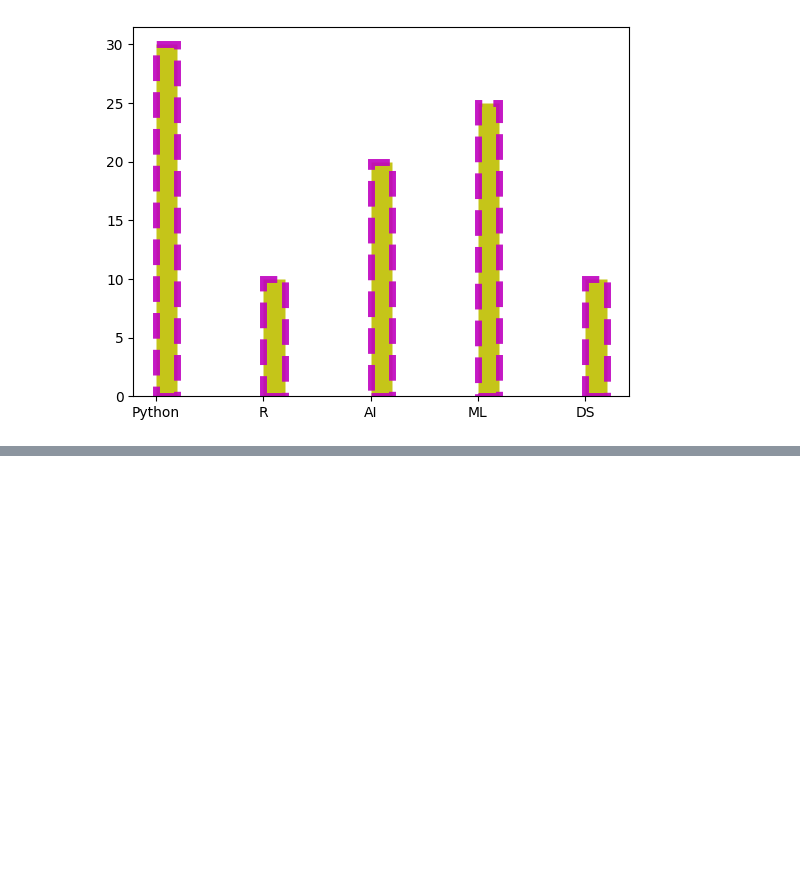
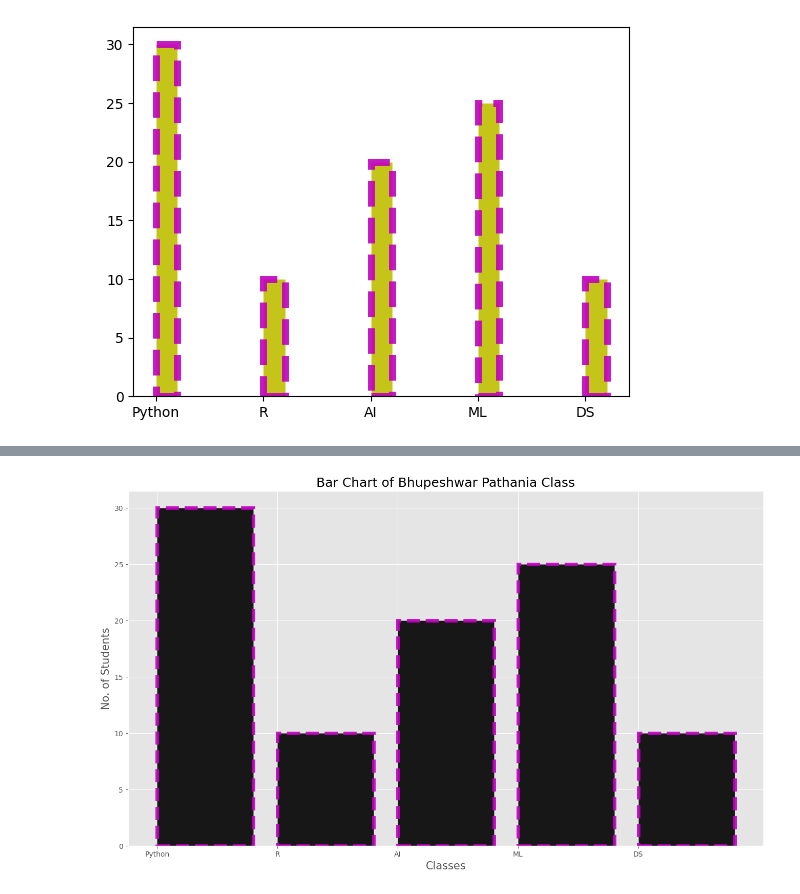
Before and after one commit to bhupeshwar/Matplotlib, a Jupyter notebook: Matplotlib_Tutorial_4.ipynb, the cells around one changed output, grey strips where cells are left out. Saved outputs shown, nothing was run; the diff lists cells and outputs as text; code cells hidden in the pictures; blank space fills up the shorter version.

```diff
--- a/Matplotlib_Tutorial_4.ipynb
+++ b/Matplotlib_Tutorial_4.ipynb
@@ -60,0 +82,10 @@ plt.bar(classes,class1_students, width = 0.2, align = 'edge', color = 'y', edgec
+# %%
+plt.figure(figsize = (16,9))
+plt.bar(classes,class1_students, align = 'edge', color = 'k', edgecolor = 'm', linewidth = 5
+       , alpha = 0.9, linestyle = '--')
+plt.title('Bar Chart of Bhupeshwar Pathania Class' , fontsize = 18)
+plt.xlabel('Classes' , fontsize = 15)
+plt.ylabel('No. of Students' , fontsize = 15)
+plt.show()
+# %% [output]
+[figure, added]
```
Also changed, not shown: parts of 6 cells of this notebook, 4 other files.
